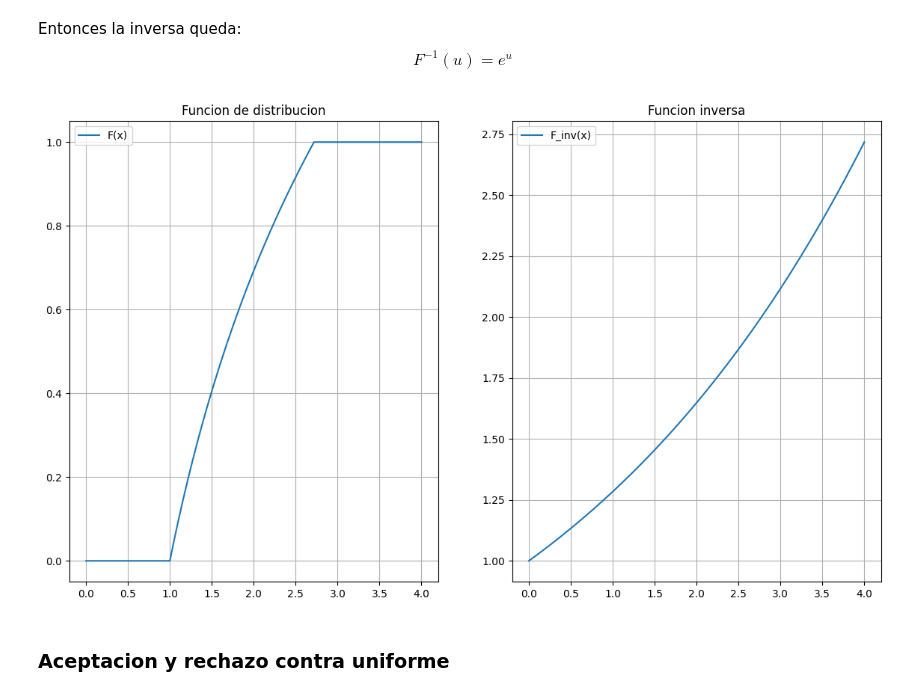
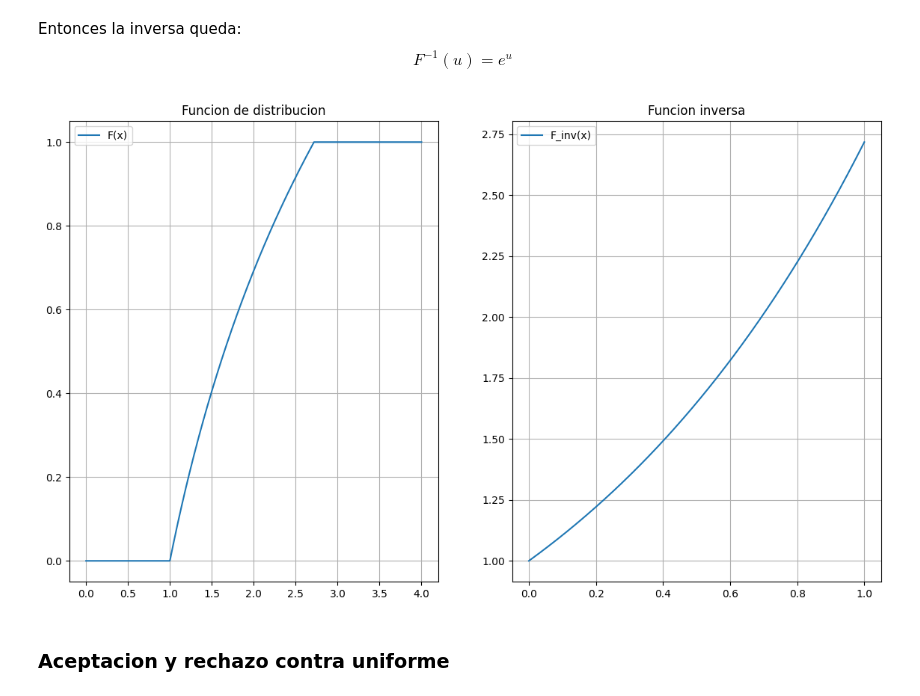
Before and after one commit to AdolfoBanchio/Famaf, a Jupyter notebook: 4to/Modelos y simulacion/Unidad 5-Generar VA continuas/practico5/ejercicio7.ipynb, the cells around one changed output. Cells and saved outputs as stored; diff of their text form; code cells hidden in the pictures.

```diff
--- a/4to/Modelos y simulacion/Unidad 5-Generar VA continuas/practico5/ejercicio7.ipynb
+++ b/4to/Modelos y simulacion/Unidad 5-Generar VA continuas/practico5/ejercicio7.ipynb
@@ -34,24 +34,24 @@ def F_inv(u):
 # %%
 # grafico la Funcion de distribucion
 x_arr = np.linspace(0, 4, 1000)
 x_arr_inv = np.linspace(0, 1, 1000)
 y_arr = [F(x) for x in x_arr]
 y_inv_arr = [F_inv(x) for x in x_arr_inv]
 
 fig, ax = plt.subplots(1, 2, figsize=(14, 8))
 ax[0].plot(x_arr, y_arr, label='F(x)')
 ax[0].set_title('Funcion de distribucion')
 ax[0].legend()
 ax[0].grid()
 
-ax[1].plot(x_arr, y_inv_arr, label='F_inv(x)')
+ax[1].plot(x_arr_inv, y_inv_arr, label='F_inv(x)')
 ax[1].set_title('Funcion inversa')
 ax[1].legend()
 ax[1].grid()
 
 plt.show()
 # %% [output]
-[figure, old version]
+[figure, new version]
 # %%
 def tinversa_X():
     u = rd.random()
```
Also changed, not shown: 10 other files.
